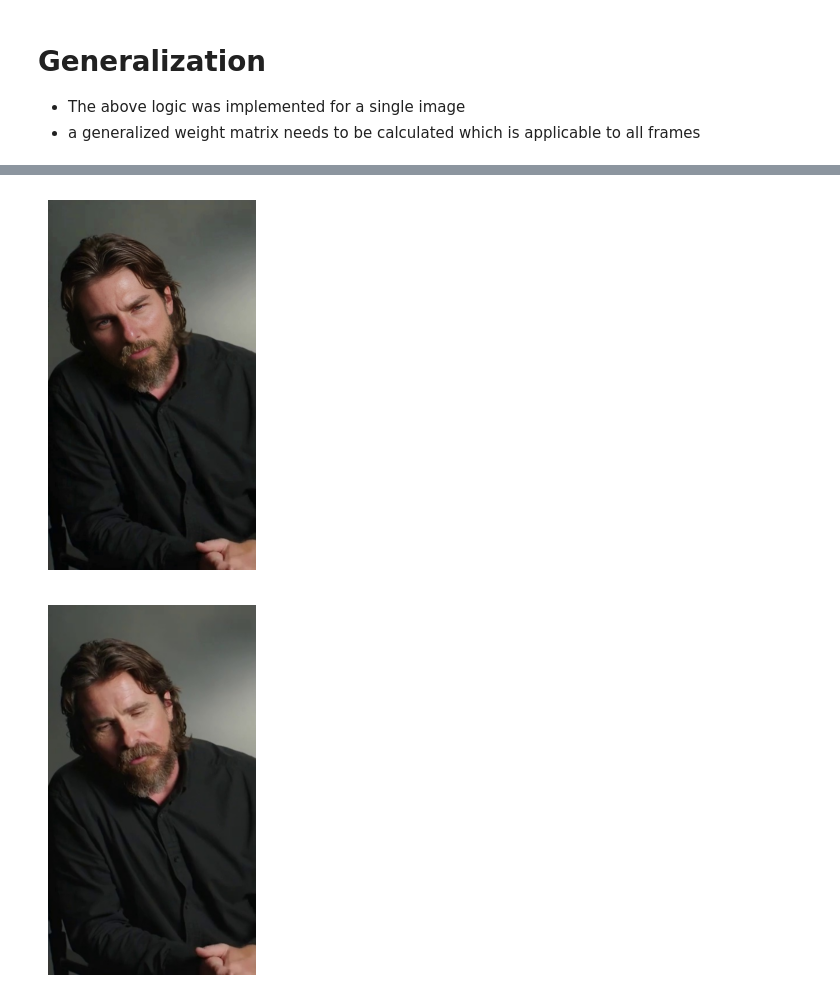
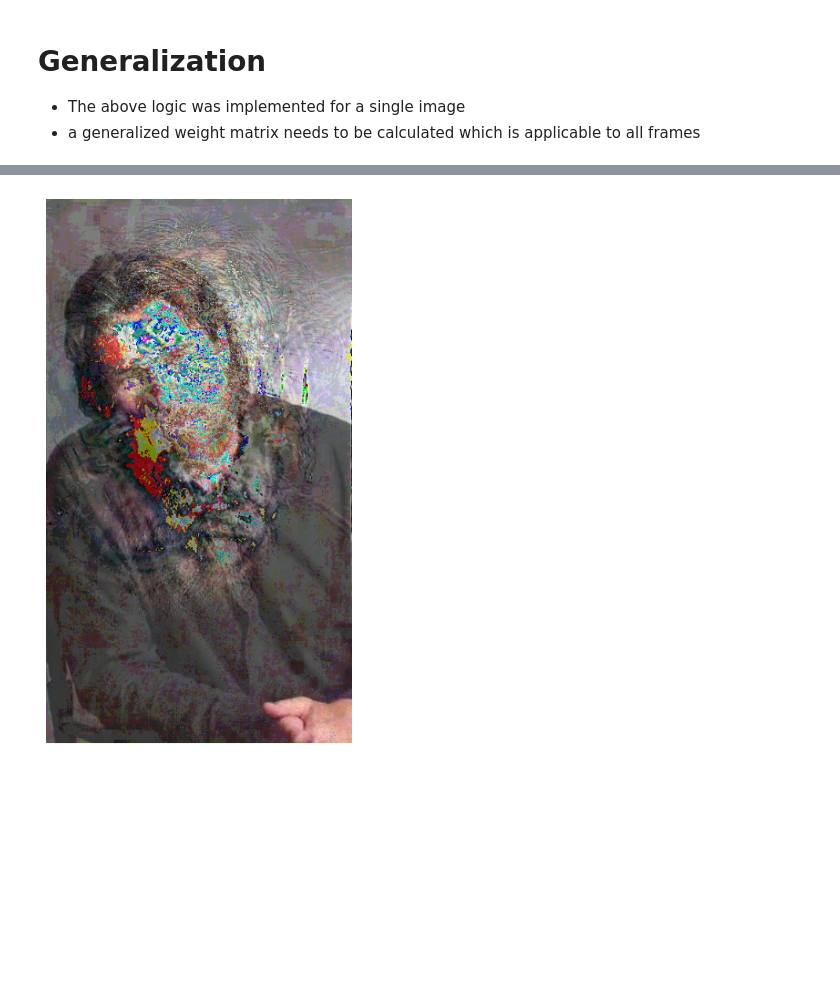
Before and after one commit to bryaanabraham/Deep-Fake-AI, a Jupyter notebook: Weights_deduction.ipynb, the cells around one changed output, grey strips where cells are left out. Saved outputs shown, nothing was run; the diff lists cells and outputs as text; code cells hidden in the pictures; blank space fills up the shorter version.

```diff
--- a/Weights_deduction.ipynb
+++ b/Weights_deduction.ipynb
@@ -136,12 +138,8 @@ weight_array = df_difference.to_numpy().reshape(640, 360, 3).astype(np.uint8)
 # %%
-plt.imshow(fake_image_array)
+reversed_array = fake_image_array + weight_array*25
+plt.figure(figsize=(9,9))
+plt.imshow(reversed_array)
 plt.axis('off')
 plt.show()
 # %% [output]
-[figure, old version]
+[figure, new version]
-# %%
-plt.imshow(original_image_array)
-plt.axis('off')
-plt.show()
-# %% [output]
-[figure, removed]
```
Also changed, not shown: parts of 16 cells of this notebook.
